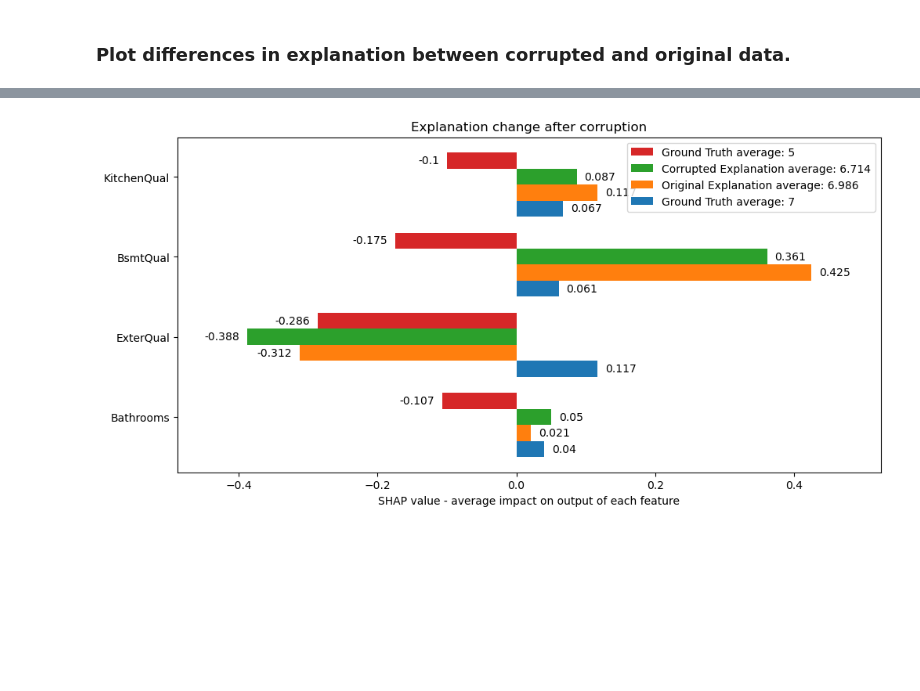
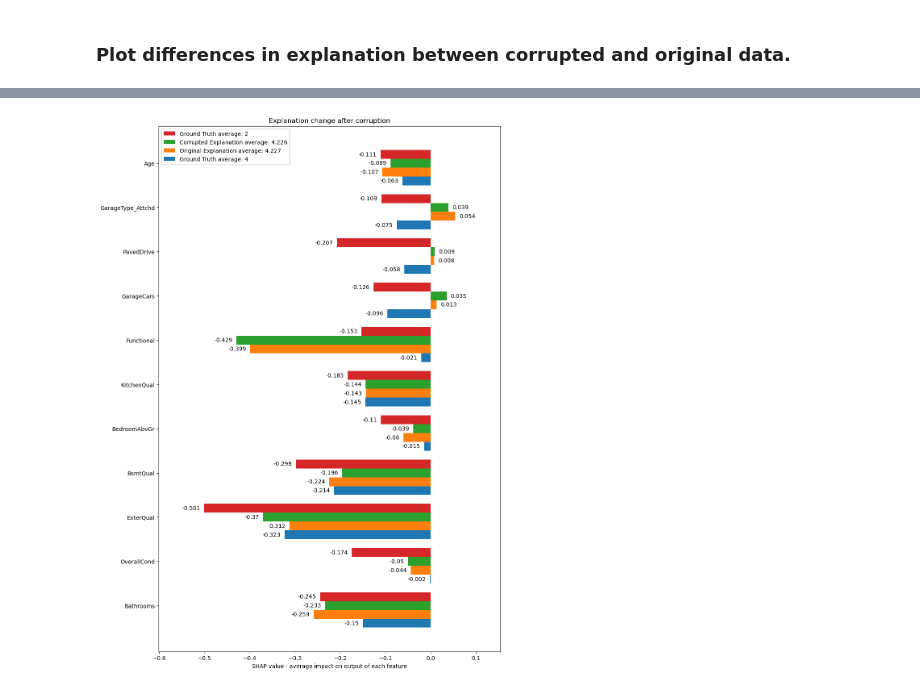
Before and after one commit to ngqhung0912/Research-Database-IR, a Jupyter notebook: data-corruption.ipynb, the cells around one changed output, grey strips where cells are left out. Saved outputs shown, nothing was run; the diff lists cells and outputs as text; code cells hidden in the pictures; blank space fills up the shorter version.

```diff
--- a/data-corruption.ipynb
+++ b/data-corruption.ipynb
@@ -85,13 +85,13 @@ bottom = 1
 
 at_least = False
 OverallQual_sample_fraction_list = [
-                                    0.01,
+                                    # 0.01,
                                     # 0.02,
                                     # 0.05,
                                     # 0.1,
                                     # 0.15,
                                     # 0.2,
-                                    # 0.3,
+                                    0.3,
                                     # 0.5,
                                     ]
 for OverallQual_sample_fraction in OverallQual_sample_fraction_list:
@@ -598,35 +718,35 @@ def bar_plot_comparing_explanations_values(corruption_index,
     ground_truth_avg_string = 'Ground Truth average: ' + str(ground_truth)
     corrupted_truth_avg_string = 'Ground Truth average: ' + str(corrupted_truth)
     original_explanation_string = 'Original Explanation average: ' + str(np.round(original_prediction, 3))
     corrupted_explanation_string = 'Corrupted Explanation average: ' + str(np.round(corrupted_prediction, 3))
     dict_avg = OrderedDict(
         {
         ground_truth_avg_string: value_original,
         original_explanation_string: individual_value_original,
         corrupted_explanation_string: individual_value_corrupted,
         corrupted_truth_avg_string: value_corrupted
     })
     label_locations = np.arange(len(col_list))  # the label locations
     for attribute, measurement in dict_avg.items():
         offset = width * multiplier
         rects = ax.barh(label_locations + offset , np.round(measurement, 3), width, label=attribute )
         ax.bar_label(rects, padding=7)
         multiplier += 1
     ax.set_title('Explanation change after corruption')
     ax.set_yticks(label_locations + width * 2, col_list)
     x_max = max(np.max(value_original), np.max(value_corrupted), np.max(individual_value_original), np.max(individual_value_corrupted))
     x_min = min(np.min(value_original), np.min(value_corrupted), np.min(individual_value_original), np.min(individual_value_corrupted))
     ax.set_xlim([x_min - 0.1, x_max + 0.1])
     ax.set_xlabel('SHAP value - average impact on output of each feature')
 
     # Revert the order of legend
     handles, labels = ax.get_legend_handles_labels()
     ax.legend(handles[::-1], labels[::-1], loc='best')
 
 
-bar_plot_comparing_explanations_values(5, threshold=0.075)
+bar_plot_comparing_explanations_values(10, threshold=0.1)
 # %% [output]
-[figure, old version]
+[figure, new version]
 # %%
 """
 Make explanation locally for each OverallQual:
```
Also changed, not shown: parts of 7 cells of this notebook, 6 other files.
